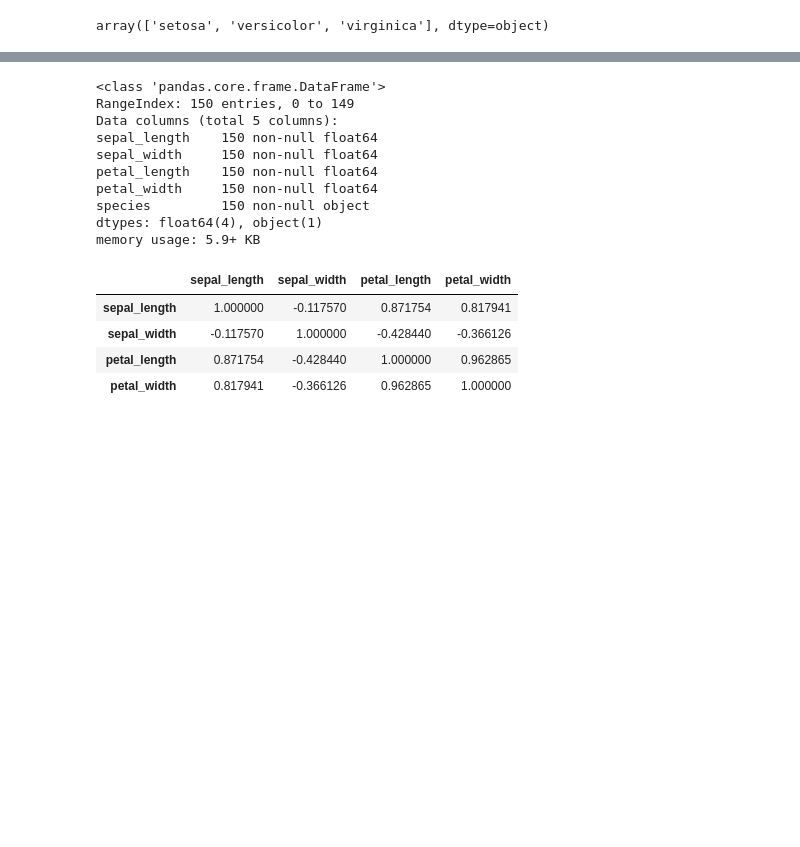
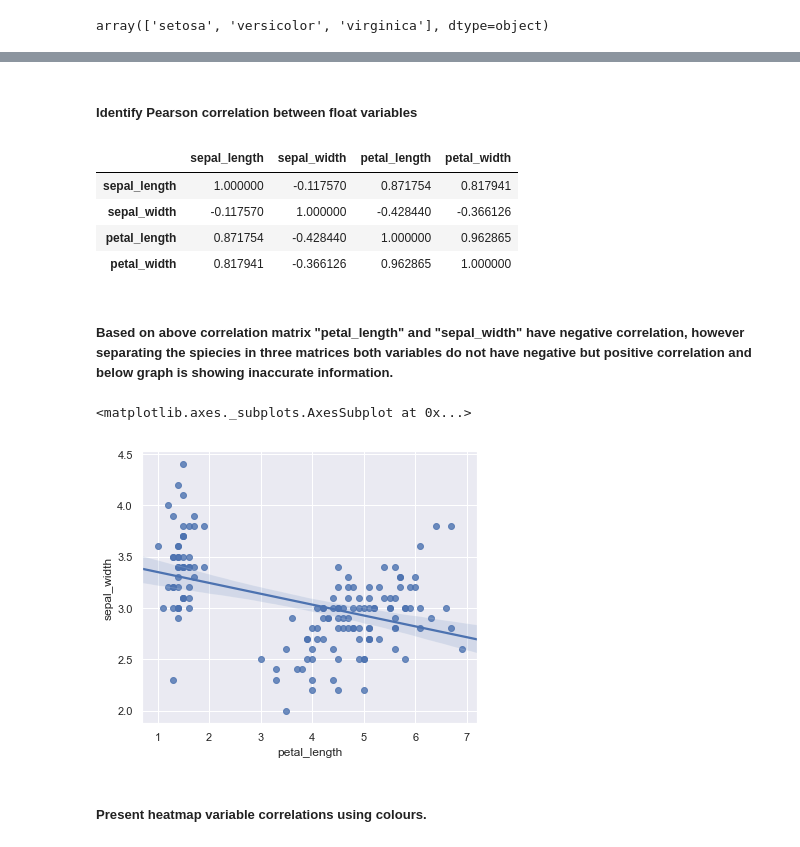
Before and after one commit to genkovv/python, a Jupyter notebook: jupyter-examples/Visualisation-practice.ipynb, the cells around one changed output, grey strips where cells are left out. Saved outputs shown, nothing was run; the diff lists cells and outputs as text; code cells hidden in the pictures; blank space fills up the shorter version.

```diff
--- a/jupyter-examples/Visualisation-practice.ipynb
+++ b/jupyter-examples/Visualisation-practice.ipynb
@@ -68,16 +63,5 @@ dtype: bool
-# %%
-iris.info()
-# %% [output]
-<class 'pandas.core.frame.DataFrame'>
-RangeIndex: 150 entries, 0 to 149
-Data columns (total 5 columns):
-sepal_length    150 non-null float64
-sepal_width     150 non-null float64
-petal_length    150 non-null float64
-petal_width     150 non-null float64
-species         150 non-null object
-dtypes: float64(4), object(1)
-memory usage: 5.9+ KB
+# %% [markdown]
+##### Identify Pearson correlation between float variables
 # %%
 iris.corr()
 # %% [output]
@@ -86,6 +70,15 @@ iris.corr()
 | sepal_width | -0.117570 | 1.000000 | -0.428440 | -0.366126 |
 | petal_length | 0.871754 | -0.428440 | 1.000000 | 0.962865 |
 | petal_width | 0.817941 | -0.366126 | 0.962865 | 1.000000 |
+# %% [markdown]
+##### Based on above correlation matrix "petal_length" and "sepal_width" have negative correlation, however separating the spiecies in three matrices both variables do not have negative but positive correlation and below graph is showing inaccurate information.
+# %%
+sns.regplot(x="petal_length",y="sepal_width",data=iris)
+# %% [output]
+<matplotlib.axes._subplots.AxesSubplot at 0x...>
+[figure, added]
+# %% [markdown]
+##### Present heatmap variable correlations using colours.
 # %%
 sns.heatmap(iris.corr())
 # %% [output]
```
Also changed, not shown: parts of 24 cells of this notebook.
